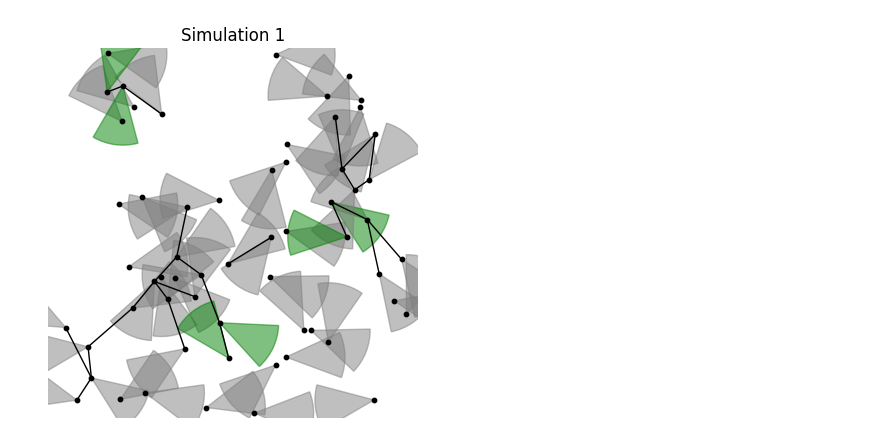
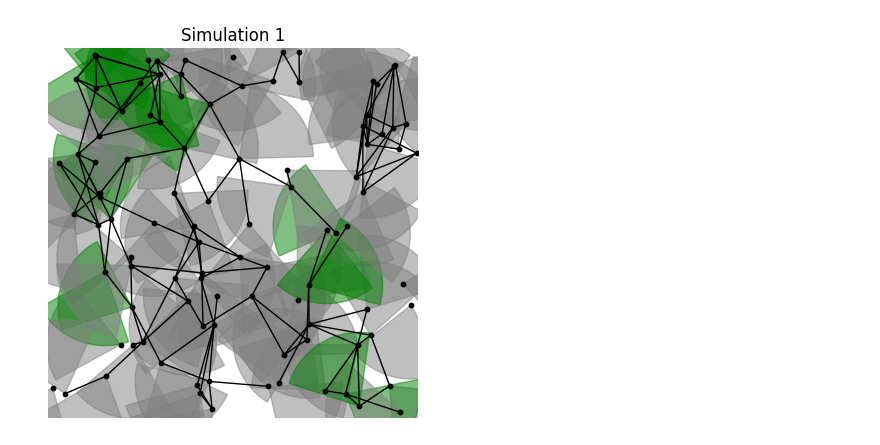
Before and after one commit to RTQS1792/DTR_Projects, a Jupyter notebook: iPy_notebooks/Simulation/Simulation_1.ipynb, the cells around one changed output. Drawn from its saved outputs; the diff is of its cells as text; code cells hidden in the pictures.

```diff
--- a/iPy_notebooks/Simulation/Simulation_1.ipynb
+++ b/iPy_notebooks/Simulation/Simulation_1.ipynb
@@ -18,7 +18,7 @@ import importlib as imp
 imp.reload(Cone)
 
 # Parameters
-View_Angle = 45  # View angle of the cone
+View_Angle = 80  # View angle of the cone
 View_Distance = 10  # View distance of the cone
 Frame_Number = 400  # Number of frames
 Frame_Interval = 100  # Time interval between frames
@@ -119,8 +119,8 @@ def Simulation(cones):
     Data = []
     for f in range(Frame_Number):
         # Rotate the cones
-        for cone in cones:
-            cone.rotate(10)
+        for i, cone in enumerate(cones):
+            cone.rotate(10 * (-1) ** i)
         View = []
         for i in range(len(cones)):
             for j in range(i + 1, len(cones)):
@@ -129,7 +129,6 @@ def Simulation(cones):
                 ):
                     View.append((i, j))
         Data.append(View)
-
 
     # Save the data to Data.txt
     with open('Data.txt', 'w') as f:
@@ -178,33 +177,33 @@ def animate(t):
     temp = []
     if Data[t] != []:
         for entries in Data[t]:
             # Add the edge if there were no edge
             if not G.has_edge(str(entries[0]), str(entries[1])):
                 G.add_edge(str(entries[0]), str(entries[1]))
             temp.append(entries[0])
             temp.append(entries[1])
     for i in range(len(cones)):
         if i not in temp:
             cones[i].Draw_Cone(ax, 'grey')
         else:
             cones[i].Draw_Cone(ax, 'green')
     ax.set_aspect('equal', adjustable='box')
     ax.grid()
     Draw_Graph(G, ax)
-    for cone in cones:
-        cone.rotate(10)
+    for i, cone in enumerate(cones):
+        cone.rotate(10 * (-1) ** i)
 
 
 frame = np.arange(0, Frame_Number, 1)
 pbar = tqdm(total=len(frame), desc="Rendering frames", ncols=80)
 anim = FuncAnimation(
     fig, animate, frames=frame, interval=Frame_Interval
 )  # interval increased for slower animation
 
 # Save the animation as a mp4 file
 anim.save(
     'simulation-' + str(View_Distance) + '-' + str(View_Angle) + '.mp4', writer='ffmpeg'
 )
 pbar.close()
 # %% [output]
-[figure, old version]
+[figure, new version]
```
Also changed, not shown: parts of 1 cell of this notebook, 13 other files.
